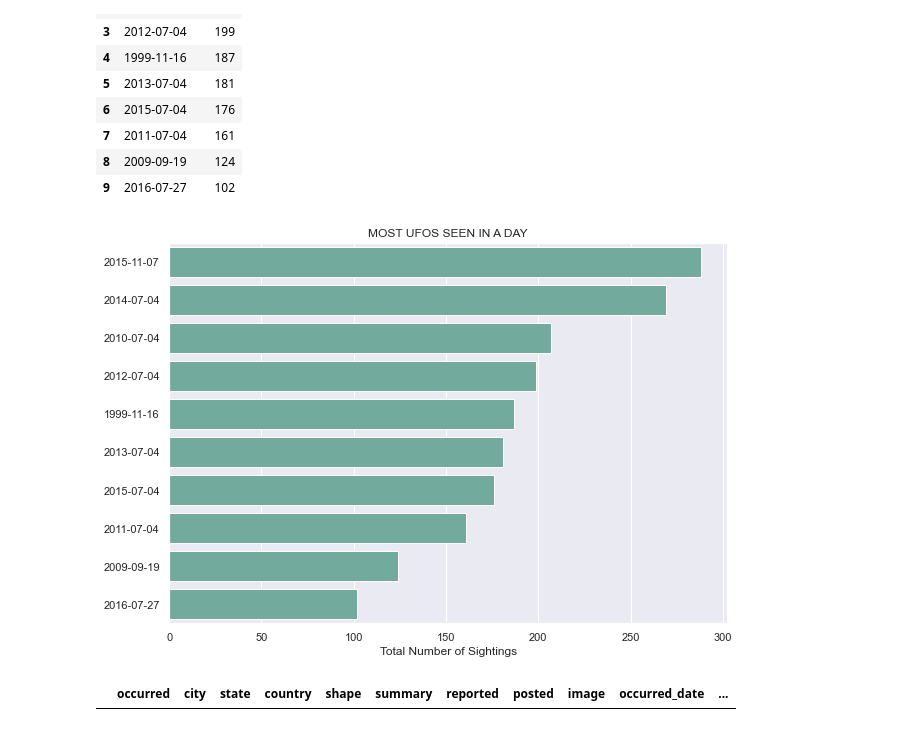
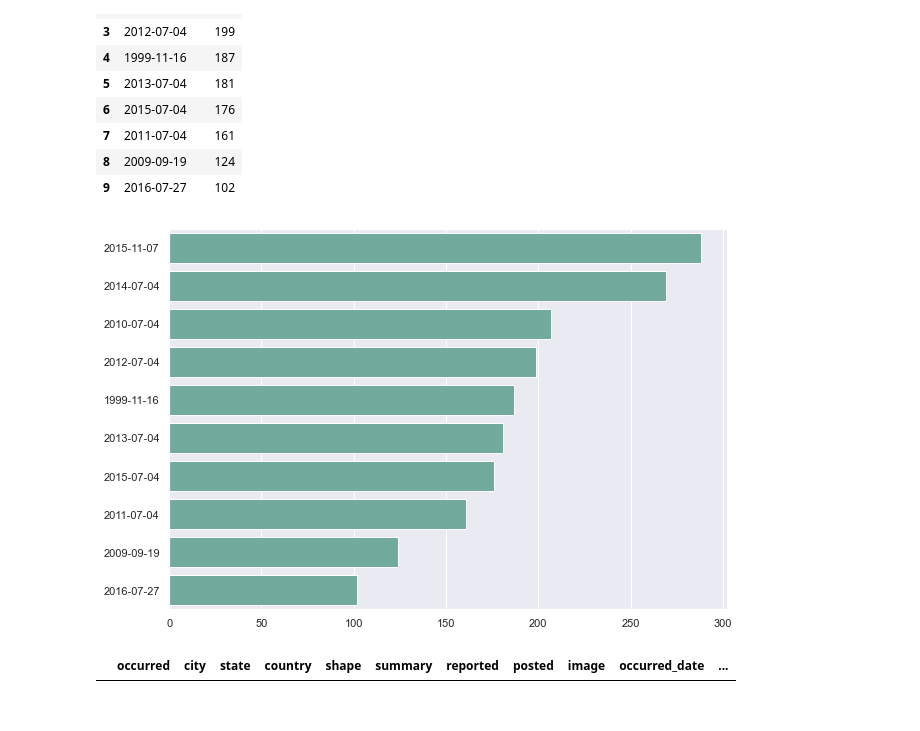
Before and after one commit to t-white-21/ufo-exploration, a Jupyter notebook: notebooks/ufo_times.ipynb, the cells around one changed output. Cells and saved outputs as stored; diff of their text form; code cells hidden in the pictures.

Commit message:
finalizing charts

```diff
--- a/notebooks/ufo_times.ipynb
+++ b/notebooks/ufo_times.ipynb
@@ -142,26 +142,27 @@ date_counts.nlargest(10, 'count')
 # %%
 top10 = date_counts.nlargest(10, 'count')
 sns.set(style="darkgrid")
 
 # Set the figure size
 plt.figure(figsize=(10, 7))
 
 # plot a bar chart
 ax = sns.barplot(
     x="count",
     y='date',
     data=top10,
 #   estimator=sum,
     ci=None,
     color='#69b3a2');
-plt.title('MOST UFOS SEEN IN A DAY')
-plt.xlabel('Total Number of Sightings')
+#plt.title('MOST UFOS SEEN IN A DAY')
+#plt.xlabel('Total Number of Sightings')
 #plt.ylabel('Total Number of Sightings')
+ax.set(xlabel=None)
 ax.set(ylabel=None);
 
-plt.savefig('MOST UFOS SEEN IN A DAY')
+plt.savefig('MOST UFOS SEEN IN A DAY', dpi=300)
 # %% [output]
-[figure, old version]
+[figure, new version]
 # %%
 ufo_df[ufo_df['occurred_date'] == '2015-11-07']
 
```
Also changed, not shown: parts of 10 cells of this notebook, 7 other files.
